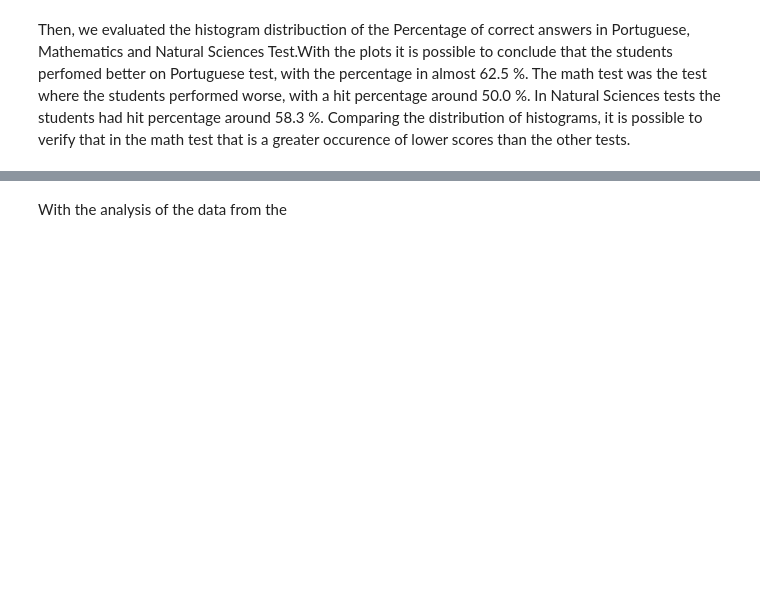
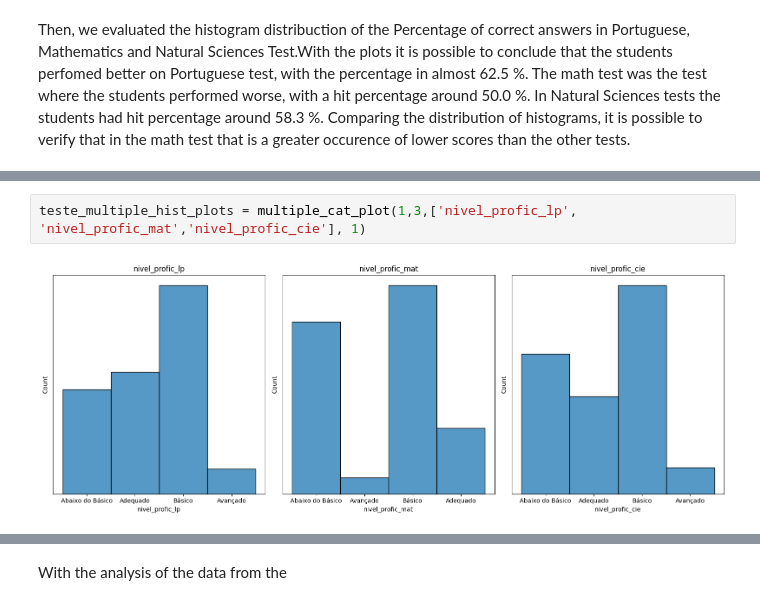
Before and after one commit to randersonLemos/mc886, a Jupyter notebook: t2/2022s2_mc886mo444_assignment_02.ipynb, the cells around one changed output, grey strips where cells are left out. Cells and saved outputs as stored; diff of their text form; blank space fills up the shorter version.

```diff
--- a/t2/2022s2_mc886mo444_assignment_02.ipynb
+++ b/t2/2022s2_mc886mo444_assignment_02.ipynb
@@ -223,0 +338,4 @@ def multiple_hist_plots(n_lines, n_coluns, columns_names):
+# %%
+teste_multiple_hist_plots = multiple_cat_plot(1,3,['nivel_profic_lp', 'nivel_profic_mat','nivel_profic_cie'], 1)
+# %% [output]
+[figure, added]
```
Also changed, not shown: parts of 45 cells of this notebook.
